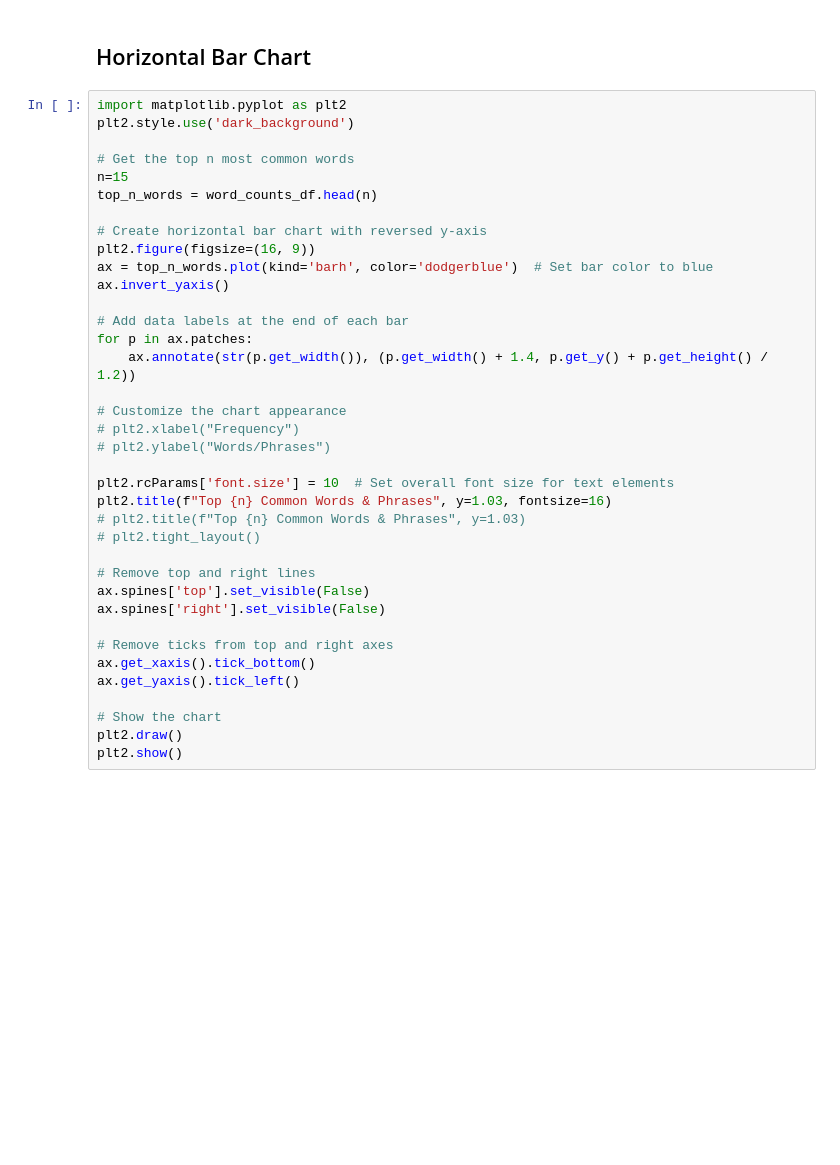
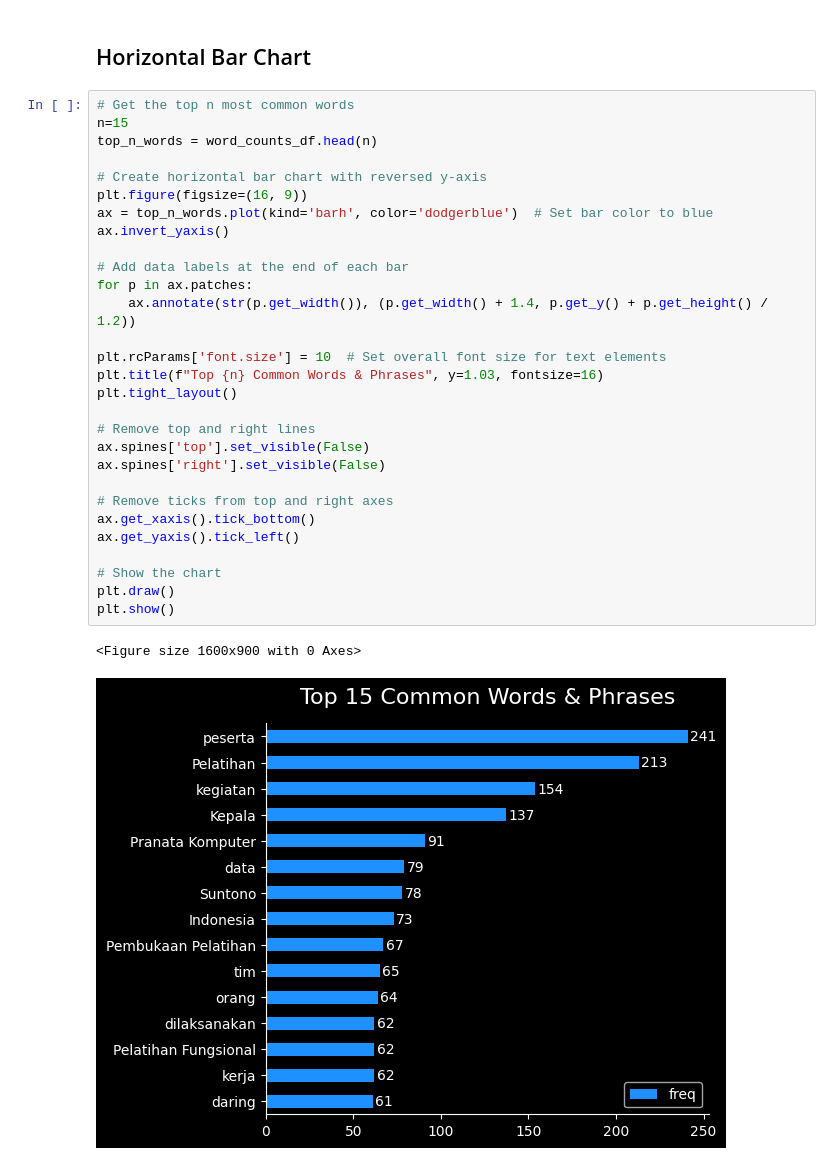
Before and after one commit to arguto1993/wordcloud-berita-pusdiklat-bps-2023, a Jupyter notebook: WordCloud_Berita2600.ipynb, the cells around one changed output. Cells and saved outputs as stored; diff of their text form; blank space fills up the shorter version.

```diff
--- a/WordCloud_Berita2600.ipynb
+++ b/WordCloud_Berita2600.ipynb
@@ -199,39 +283,34 @@ print("Average number of all words & phrases per post:", total_frequency/183)
 # %% [markdown]
 ## Horizontal Bar Chart
 # %%
-import matplotlib.pyplot as plt2
-plt2.style.use('dark_background')
-
 # Get the top n most common words
 n=15
 top_n_words = word_counts_df.head(n)
 
 # Create horizontal bar chart with reversed y-axis
-plt2.figure(figsize=(16, 9))
+plt.figure(figsize=(16, 9))
 ax = top_n_words.plot(kind='barh', color='dodgerblue')  # Set bar color to blue
 ax.invert_yaxis()
 
 # Add data labels at the end of each bar
 for p in ax.patches:
     ax.annotate(str(p.get_width()), (p.get_width() + 1.4, p.get_y() + p.get_height() / 1.2))
 
-# Customize the chart appearance
-# plt2.xlabel("Frequency")
-# plt2.ylabel("Words/Phrases")
-
-plt2.rcParams['font.size'] = 10  # Set overall font size for text elements
-plt2.title(f"Top {n} Common Words & Phrases", y=1.03, fontsize=16)
-# plt2.title(f"Top {n} Common Words & Phrases", y=1.03)
-# plt2.tight_layout()
+plt.rcParams['font.size'] = 10  # Set overall font size for text elements
+plt.title(f"Top {n} Common Words & Phrases", y=1.03, fontsize=16)
+plt.tight_layout()
 
 # Remove top and right lines
 ax.spines['top'].set_visible(False)
 ax.spines['right'].set_visible(False)
 
 # Remove ticks from top and right axes
 ax.get_xaxis().tick_bottom()
 ax.get_yaxis().tick_left()
 
 # Show the chart
-plt2.draw()
-plt2.show()
+plt.draw()
+plt.show()
+# %% [output]
+<Figure size 1600x900 with 0 Axes>
+[figure, added]
```
Also changed, not shown: parts of 30 cells of this notebook.
